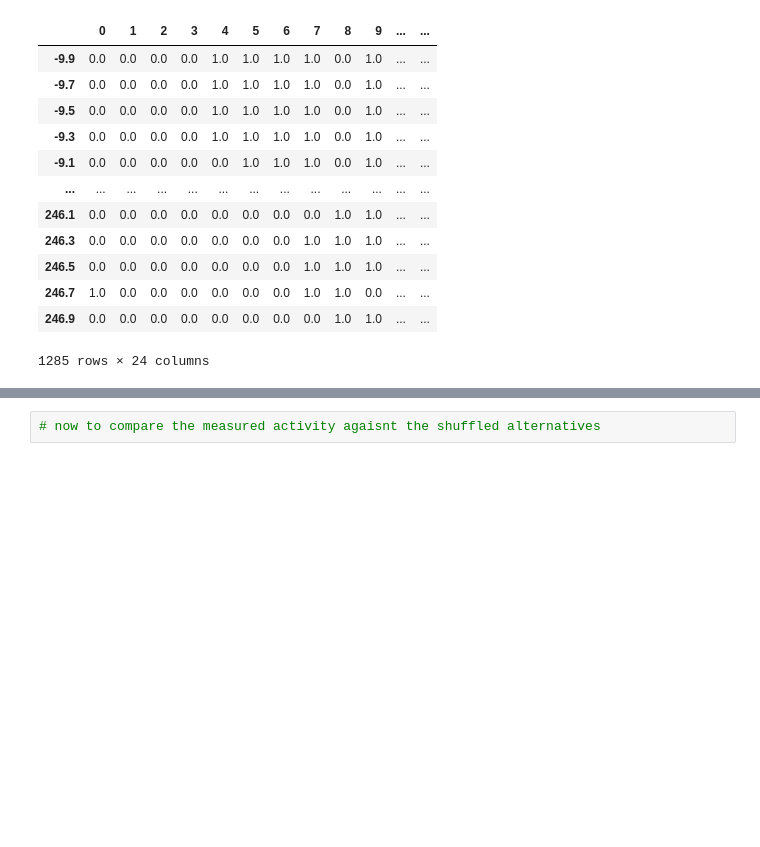
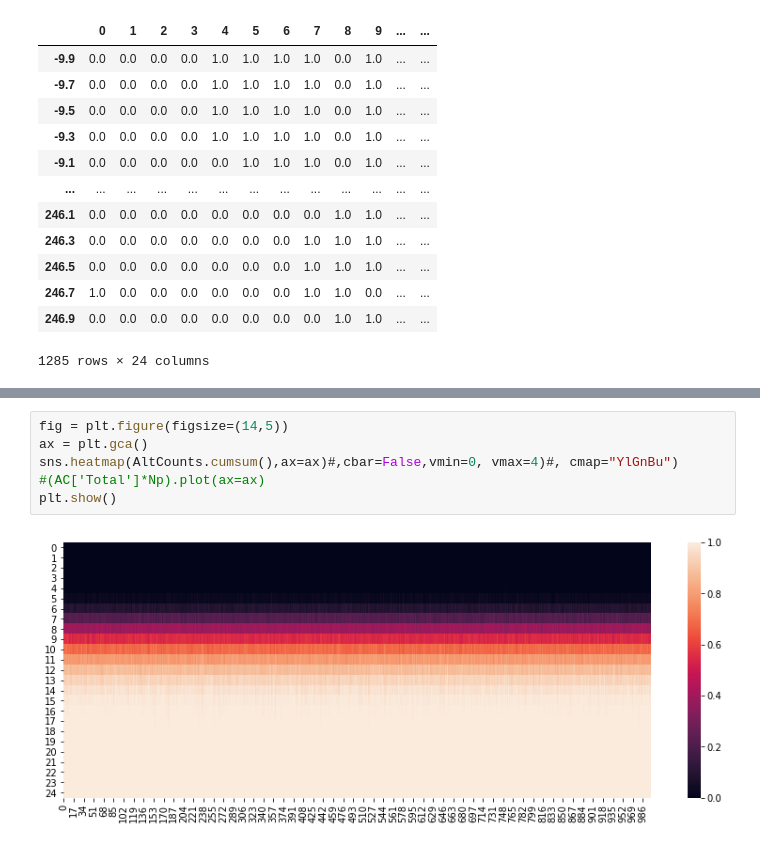
Before and after one commit to finn42/ActivityAnalysis_PythonConversion, a Jupyter notebook: LocalActivityTest_demo.ipynb, the cells around one changed output, grey strips where cells are left out. Saved outputs shown, nothing was run; the diff lists cells and outputs as text; blank space fills up the shorter version.

Commit message:
Local activity Test, without rank alternatives

```diff
--- a/LocalActivityTest_demo.ipynb
+++ b/LocalActivityTest_demo.ipynb
@@ -468,5 +480,11 @@ sns.heatmap(AltFrameCounts.transpose(),ax=ax)#,cbar=False,vmin=0, vmax=4)#, cmap
 plt.show()
 # %% [output]
 [figure]
-# %%
-# now to compare the measured activity agaisnt the shuffled alternatives
+# %%
+fig = plt.figure(figsize=(14,5))
+ax = plt.gca()
+sns.heatmap(AltCounts.cumsum(),ax=ax)#,cbar=False,vmin=0, vmax=4)#, cmap="YlGnBu")
+#(AC['Total']*Np).plot(ax=ax)
+plt.show()
+# %% [output]
+[figure, added]
```
Also changed, not shown: parts of 11 cells of this notebook, 1 other file.
